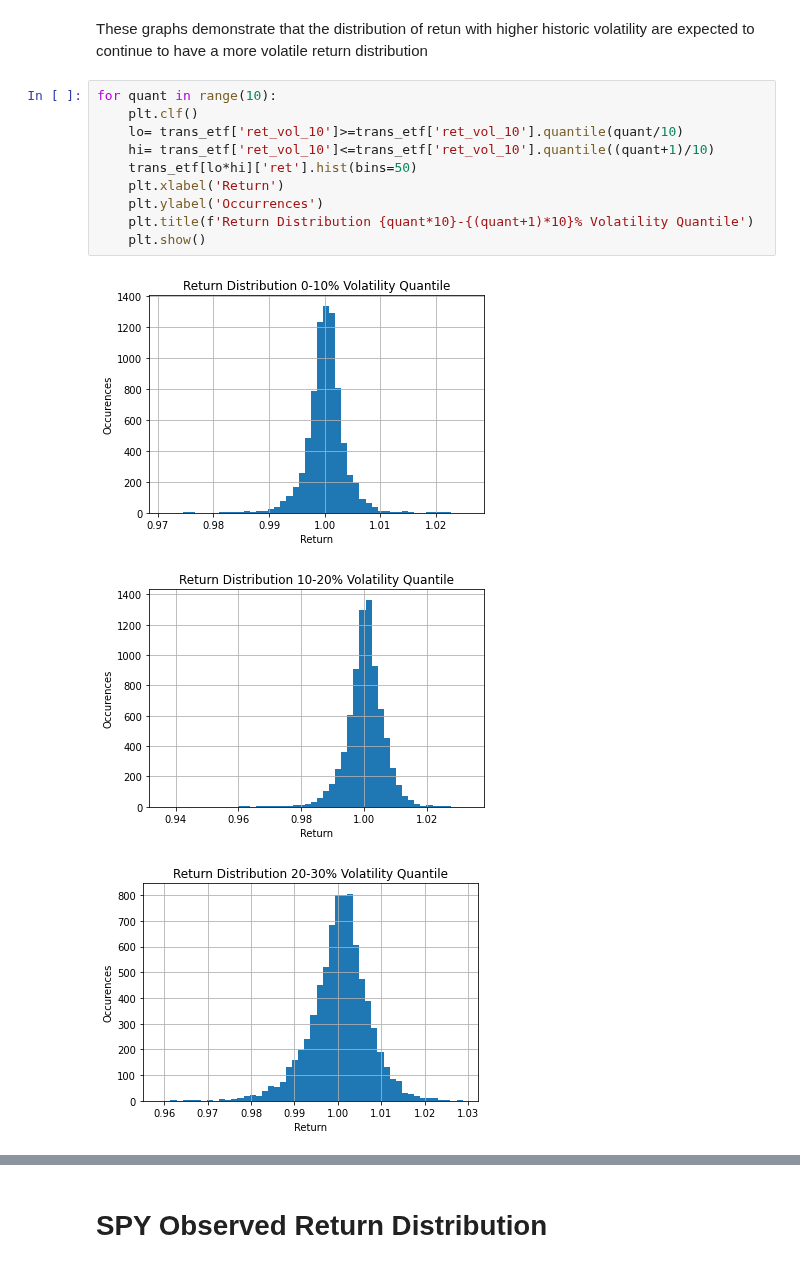
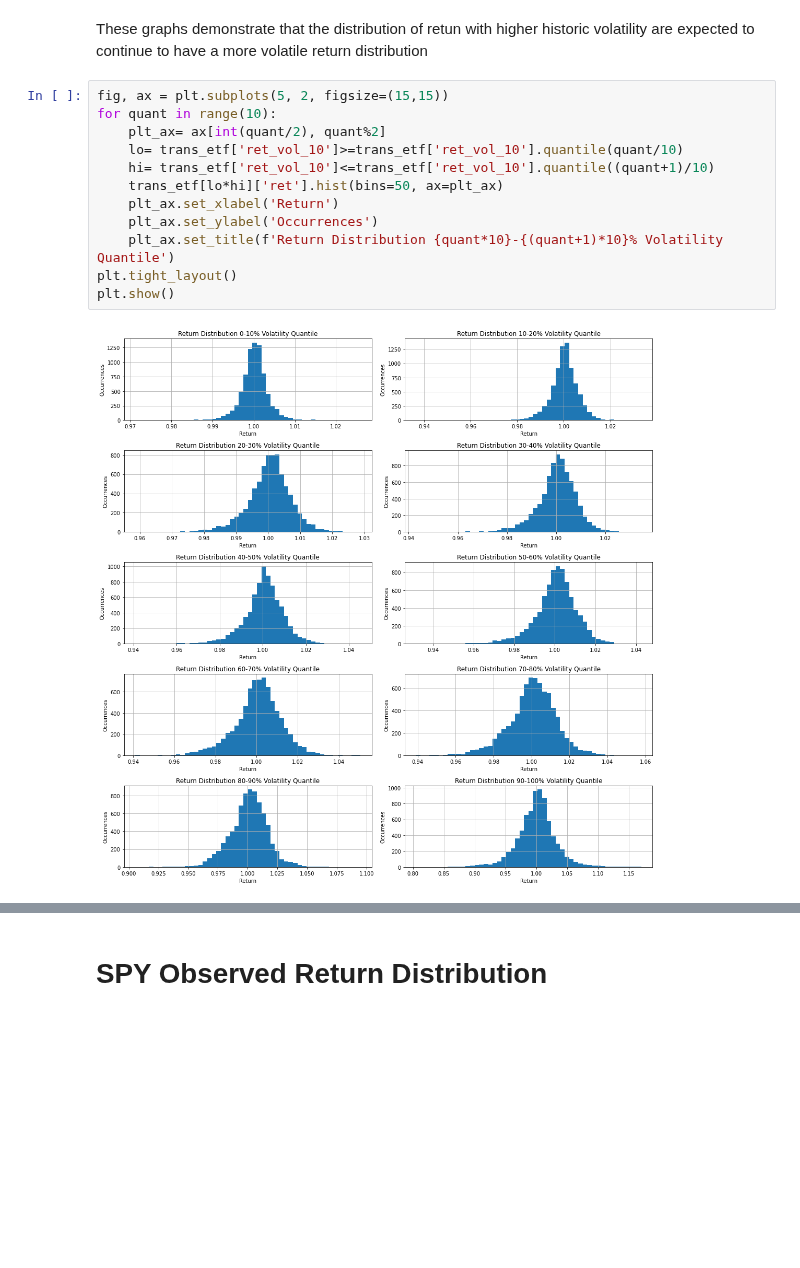
Before and after one commit to kark23/dist_return, a Jupyter notebook: distribution_analysis.ipynb, the cells around one changed output, grey strips where cells are left out. Cells and saved outputs as stored; diff of their text form; blank space fills up the shorter version.

```diff
--- a/distribution_analysis.ipynb
+++ b/distribution_analysis.ipynb
@@ -73,16 +70,16 @@ plt.show()
 These graphs demonstrate that the distribution of retun with higher historic volatility are expected
 to continue to have a more volatile return distribution
 # %%
+fig, ax = plt.subplots(5, 2, figsize=(15,15))
 for quant in range(10):
-    plt.clf()
+    plt_ax= ax[int(quant/2), quant%2]
     lo= trans_etf['ret_vol_10']>=trans_etf['ret_vol_10'].quantile(quant/10)
     hi= trans_etf['ret_vol_10']<=trans_etf['ret_vol_10'].quantile((quant+1)/10)
-    trans_etf[lo*hi]['ret'].hist(bins=50)
-    plt.xlabel('Return')
-    plt.ylabel('Occurrences')
-    plt.title(f'Return Distribution {quant*10}-{(quant+1)*10}% Volatility Quantile')
-    plt.show()
+    trans_etf[lo*hi]['ret'].hist(bins=50, ax=plt_ax)
+    plt_ax.set_xlabel('Return')
+    plt_ax.set_ylabel('Occurrences')
+    plt_ax.set_title(f'Return Distribution {quant*10}-{(quant+1)*10}% Volatility Quantile')
+plt.tight_layout()
+plt.show()
 # %% [output]
-[figure, old version]
+[figure, new version]
-[figure, removed]
-[figure, removed]
```
Also changed, not shown: parts of 3 cells of this notebook.
